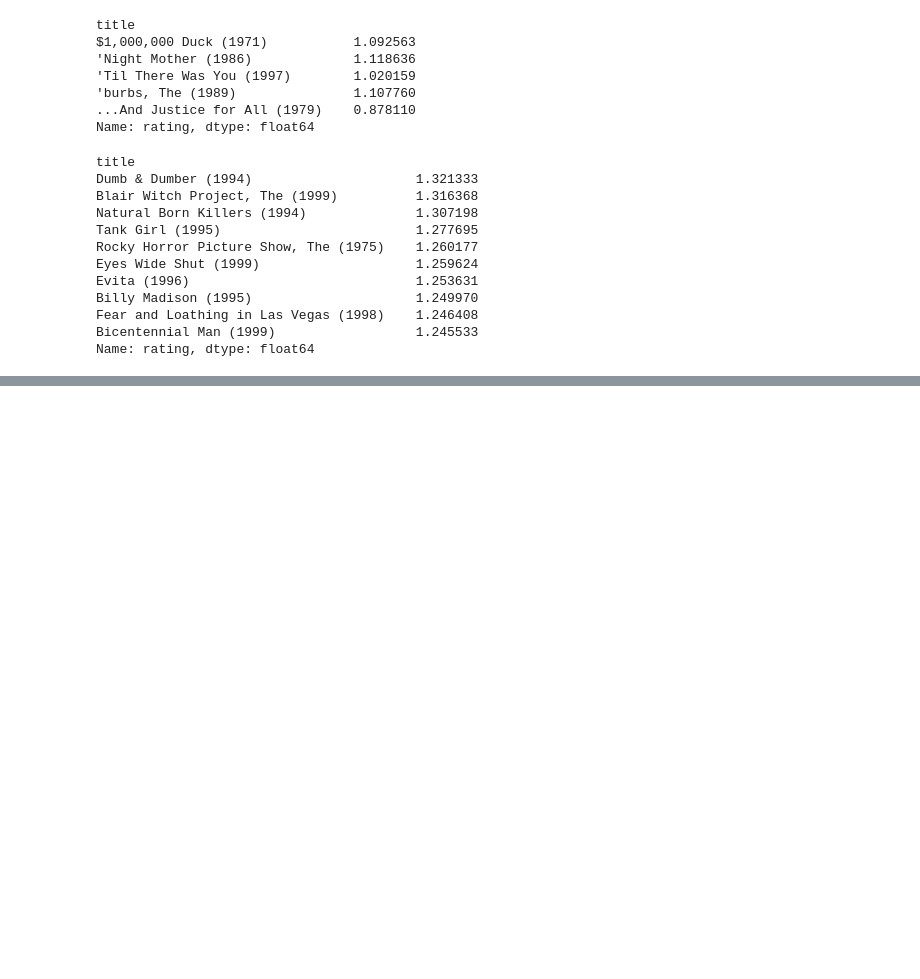
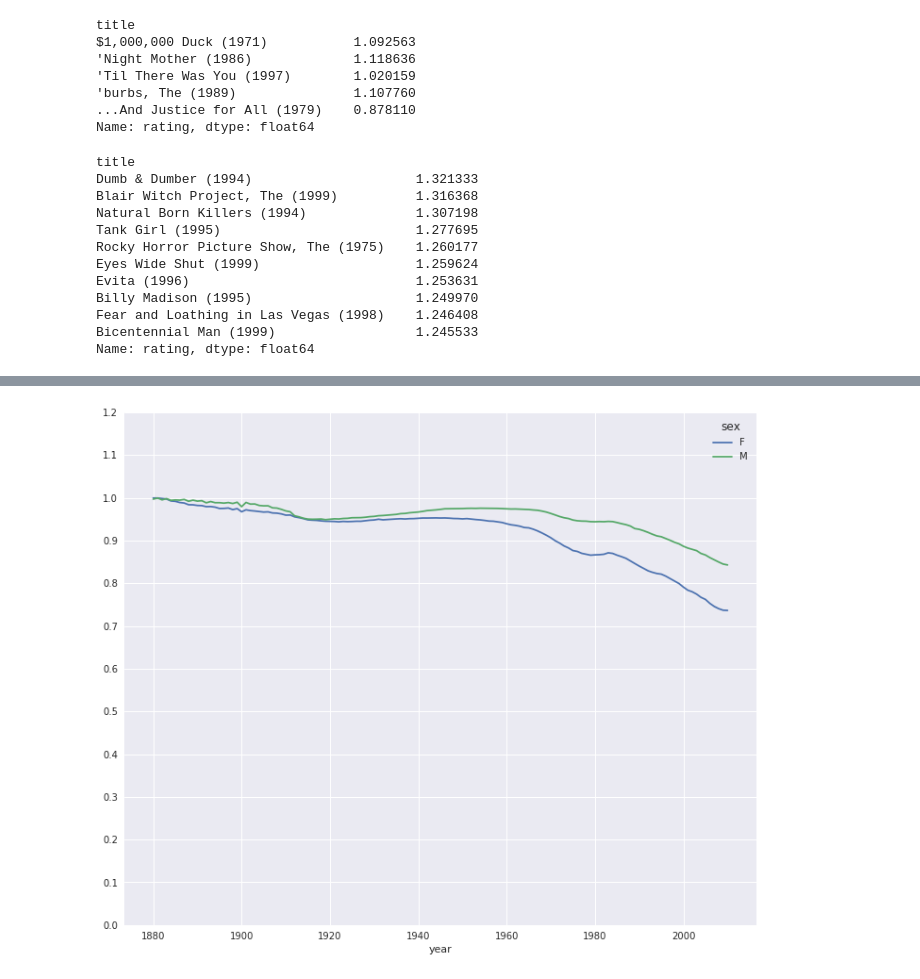
Before and after one commit to maxim5/pydata-book, a Jupyter notebook: my14.ipynb, the cells around one changed output, grey strips where cells are left out. Drawn from its saved outputs; the diff is of its cells as text; code cells hidden in the pictures; blank space fills up the shorter version.

```diff
--- a/my14.ipynb
+++ b/my14.ipynb
@@ -304,0 +429,5 @@ Name: rating, dtype: float64
+# %%
+table = top1000.pivot_table('prop', index='year', columns='sex', aggfunc='sum')
+table.plot(yticks=np.linspace(0, 1.2, 13), figsize=(12, 10));
+# %% [output]
+[figure, added]
```
Also changed, not shown: parts of 25 cells of this notebook.
